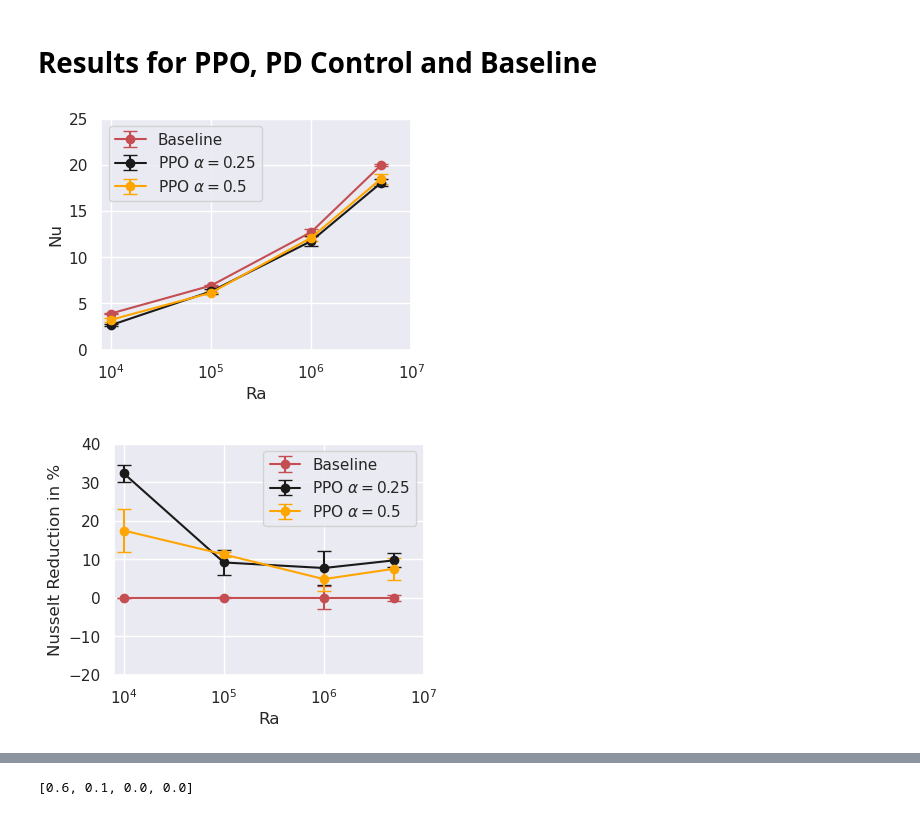
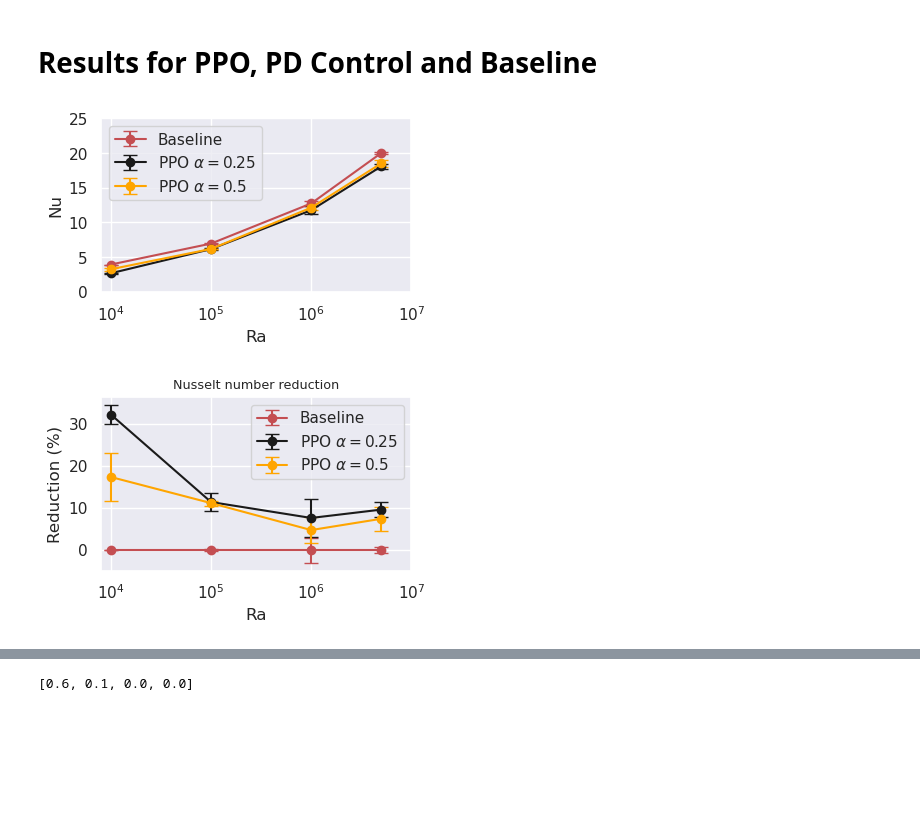
Before and after one commit to SAIL-project/RayleighBenard-Dataset, a Jupyter notebook: notebooks/results rewardshaping.ipynb, the cells around one changed output, grey strips where cells are left out. Drawn from its saved outputs; the diff is of its cells as text; code cells hidden in the pictures; blank space fills up the shorter version.

Commit message:
add code for figures

```diff
--- a/notebooks/results rewardshaping.ipynb
+++ b/notebooks/results rewardshaping.ipynb
@@ -5,6 +5,9 @@ import pandas
 import matplotlib.pyplot as plt
 import numpy as np
 import seaborn as sns
+
+figsize = (4, 2.25)
+title_fontsize = 9.2
 # %% [markdown]
 # Results for PPO, PD Control and Baseline
 # %%
@@ -40,33 +43,33 @@ for idx in range(len(mean["baseline"])):
         std_percent[method].append(100 * std[method][idx] / b)
 # %%
 # plot
-plt.figure(figsize=(4, 3))
+plt.figure(figsize=figsize)
 sns.set_theme()
 
 # x axis
 plt.xlim(8000, 10000000)
 plt.xticks(ticks=[10000, 100000, 1000000, 10000000], labels=["$10^4$","$10^5$","$10^6$", "$10^7$"])
 plt.xlabel("Ra")
 plt.xscale("log")
 
 # y axis
 plt.ylim(0, 25)
 #plt.yscale("log")
 plt.ylabel("Nu")
 
 # plot data
 plt.errorbar(ra, mean["baseline"], std["baseline"], linestyle="-", marker='o', color='r', capsize=5, label="Baseline")
 plt.errorbar(ra, mean["PPO_rs25"], std["PPO_rs25"], linestyle="-", marker='o', color='k', capsize=5, label=r"PPO $\alpha=0.25$")
 plt.errorbar(ra, mean["PPO_rs50"], std["PPO_rs50"], linestyle="-", marker='o', color='orange', capsize=5, label=r"PPO $\alpha=0.5$")
 plt.legend()
 
 plt.savefig("paperfigures/nusselt.svg", format="svg", bbox_inches="tight")
 plt.show()
 # %% [output]
-[figure, old version]
+[figure, new version]
 # %%
 # plot
-plt.figure(figsize=(4, 3))
+plt.figure(figsize=figsize)
 sns.set_theme()
 
 # x axis
@@ -76,8 +79,9 @@ plt.xlabel("Ra")
 plt.xscale("log")
 
 # y axis
-plt.ylim(-20, 40)
-plt.ylabel("Nusselt Reduction in %")
+# plt.ylim(-5, 40)
+plt.ylabel("Reduction (%)")
+plt.title("Nusselt number reduction", fontsize=title_fontsize)
 
 # plot data
 plt.errorbar(ra, mean_percent["baseline"], std_percent["baseline"], linestyle="-", marker='o', color='r', capsize=5, label="Baseline")
@@ -88,4 +92,4 @@ plt.legend()
 plt.savefig("paperfigures/nusselt_reduction_percentage.svg", format="svg", bbox_inches="tight")
 plt.show()
 # %% [output]
-[figure, old version]
+[figure, new version]
```
Also changed, not shown: parts of 14 cells of this notebook, 11 other files.
